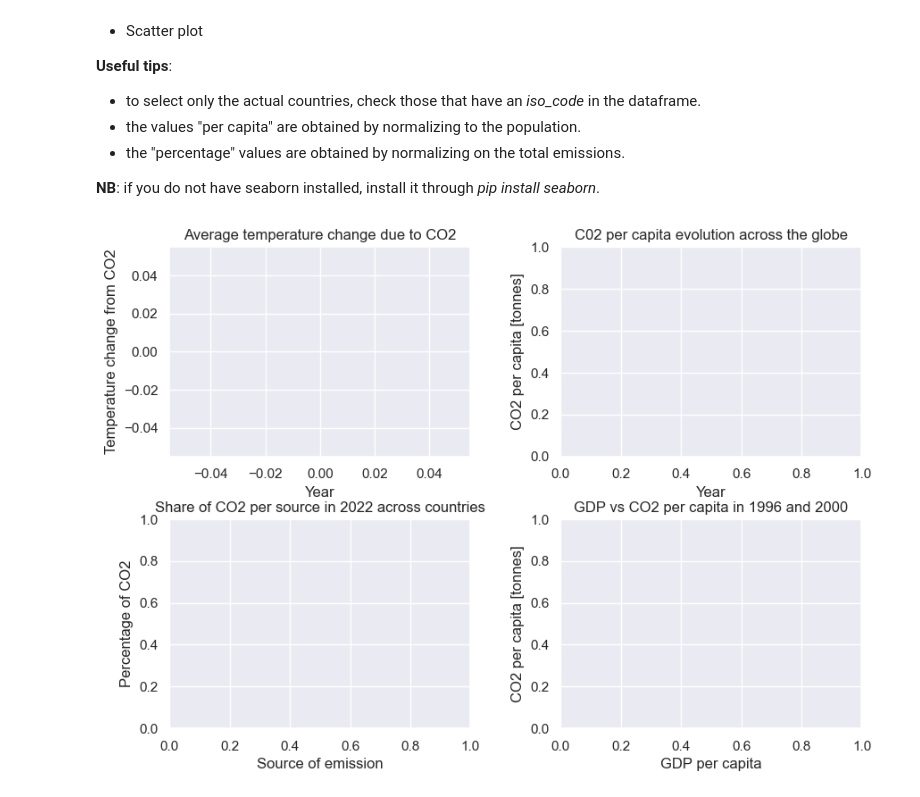
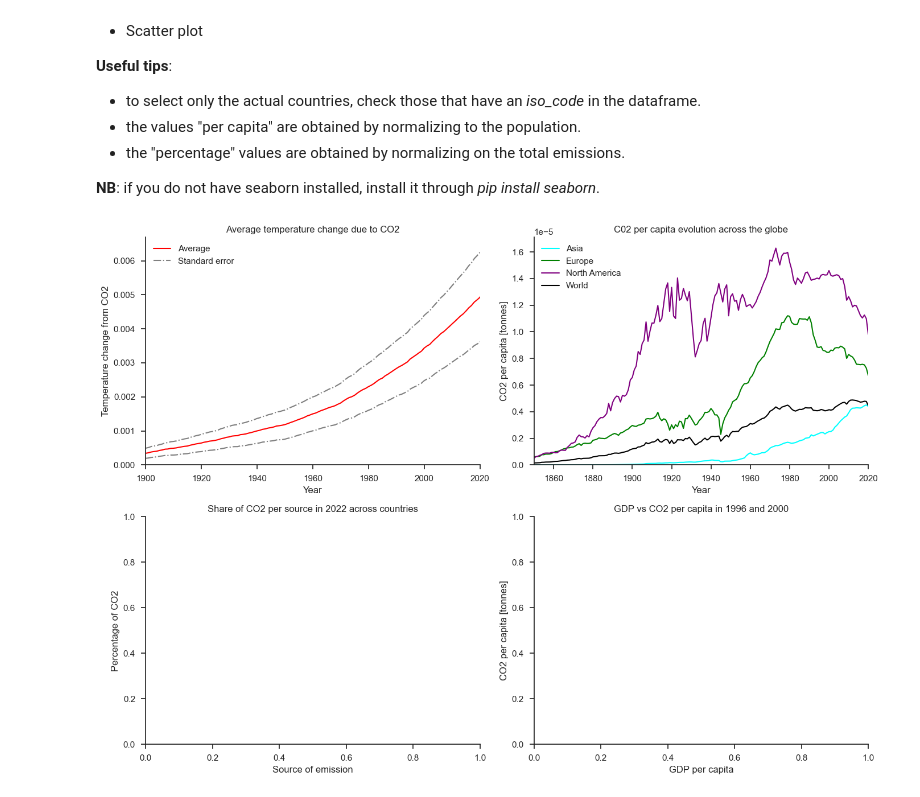
Before and after one commit to Wii42/data_science_ex, a Jupyter notebook: ex_7/W7_assignment.ipynb, the cells around one changed output. Cells and saved outputs as stored; diff of their text form; code cells hidden in the pictures.

Commit message:
ex 7 2 top plots more or less finished

```diff
--- a/ex_7/W7_assignment.ipynb
+++ b/ex_7/W7_assignment.ipynb
@@ -48,43 +48,70 @@ Specific plot types requested:
 # %%
 import matplotlib.pyplot as plt
 import pandas as pd
 import seaborn as sns
-import numpy as np
 
-sns.set()
+
+def subplot1(fig: plt.Figure):
+    plot: plt.Axes = fig.add_subplot(2, 2, 1)
+    plot.set_title('Average temperature change due to CO2')
+    plot.set_xlabel('Year')
+    plot.set_ylabel('Temperature change from CO2')
+
+    temp_change = df_nations_only.groupby('year')['temperature_change_from_co2'].mean()
+    temp_error = df_nations_only.groupby('year')['temperature_change_from_co2'].sem()
+    temp_upper_bound = temp_change + temp_error
+    temp_lower_bound = temp_change - temp_error
+    plot.plot(temp_change, color='red', label='Average')
+    plot.plot(temp_lower_bound, color='grey', linestyle='dashdot', label='Standard error')
+    plot.plot(temp_upper_bound, color='grey', linestyle='dashdot')
+    plot.set_xlim(left=1900, right=2020)
+    plot.set_ylim(bottom=0)
+    plot.legend()
+
+
+def subplot2(fig: plt.Figure):
+    plot: plt.Axes = fig.add_subplot(2, 2, 2)
+    plot.set_title('C02 per capita evolution across the globe')
+    plot.set_xlabel('Year')
+    plot.set_ylabel('CO2 per capita [tonnes]')
+    group_by_county = df_co2_per_capita.groupby('country')
+    for region in [('Asia', 'cyan'), ('Europe', 'green'), ('North America', 'purple'), (
+    'World', 'black')]:  #setting color explicitly, since I found no color palette which would match the shown colors
+        region_df = group_by_county.get_group(region[0])
+        plot.plot(region_df['year'], region_df['co2_per_capita'], label=region[0], color=region[1])
+    plot.set_xlim(left=1850, right=2020)
+    plot.set_ylim(bottom=0)
+    plot.legend()
+
+
+def subplot3(fig: plt.Figure):
+    plot: plt.Axes = fig.add_subplot(2, 2, 3)
+    plot.set_title('Share of CO2 per source in 2022 across countries')
+    plot.set_xlabel('Source of emission')
+    plot.set_ylabel('Percentage of CO2')
+
+
+def subplot4(fig: plt.Figure):
+    plot: plt.Axes = fig.add_subplot(2, 2, 4)
+    plot.set_title('GDP vs CO2 per capita in 1996 and 2000')
+    plot.set_xlabel('GDP per capita')
+    plot.set_ylabel('CO2 per capita [tonnes]')
+
+
+sns.set_theme(style='ticks', palette='muted')
 
 df: pd.DataFrame = pd.read_csv('data/owid-co2-data-reduced.csv')
+df_nations_only = df[df.iso_code.notnull()]  # keep only rows where iso code is net null, e.g. belongs to a country
+df_co2_per_capita = df.assign(co2_per_capita=lambda x: df['co2'] / df['population'])
 
-fig = plt.figure(figsize=(10, 7))
-fig.subplots_adjust(wspace=0.3, hspace=0.3)
-plot1: plt.Axes = fig.add_subplot(2, 2, 1)
-plot1.set_title('Average temperature change due to CO2')
-plot1.set_xlabel('Year')
-plot1.set_ylabel('Temperature change from CO2')
-df_nations_only = df[df.iso_code.isnull()]
-temp_change = df_nations_only.groupby('year')['temperature_change_from_co2'].mean()
-plot1.plot(data= temp_change)
-
-plot2: plt.Axes = fig.add_subplot(2, 2, 2)
-plot2.set_title('C02 per capita evolution across the globe')
-plot2.set_xlabel('Year')
-plot2.set_ylabel('CO2 per capita [tonnes]')
+fig: plt.Figure = plt.figure(figsize=(14, 10))
+subplot1(fig)
+subplot2(fig)
 df.groupby('iso_code').get_group('AFG')
-
-plot3: plt.Axes = fig.add_subplot(2, 2, 3)
-plot3.set_title('Share of CO2 per source in 2022 across countries')
-plot3.set_xlabel('Source of emission')
-plot3.set_ylabel('Percentage of CO2')
-
-plot4: plt.Axes = fig.add_subplot(2, 2, 4)
-plot4.set_title('GDP vs CO2 per capita in 1996 and 2000')
-plot4.set_xlabel('GDP per capita')
-plot4.set_ylabel('CO2 per capita [tonnes]')
-
+subplot3(fig)
+subplot4(fig)
+sns.despine()
+fig.tight_layout()
 plt.show()
-df.groupby('iso_code').get_group('ARG')
-
-fig.show()
-temp_change
 # %% [output]
-[figure, old version]
+[figure, new version]
```
Also changed, not shown: parts of 1 cell of this notebook.
